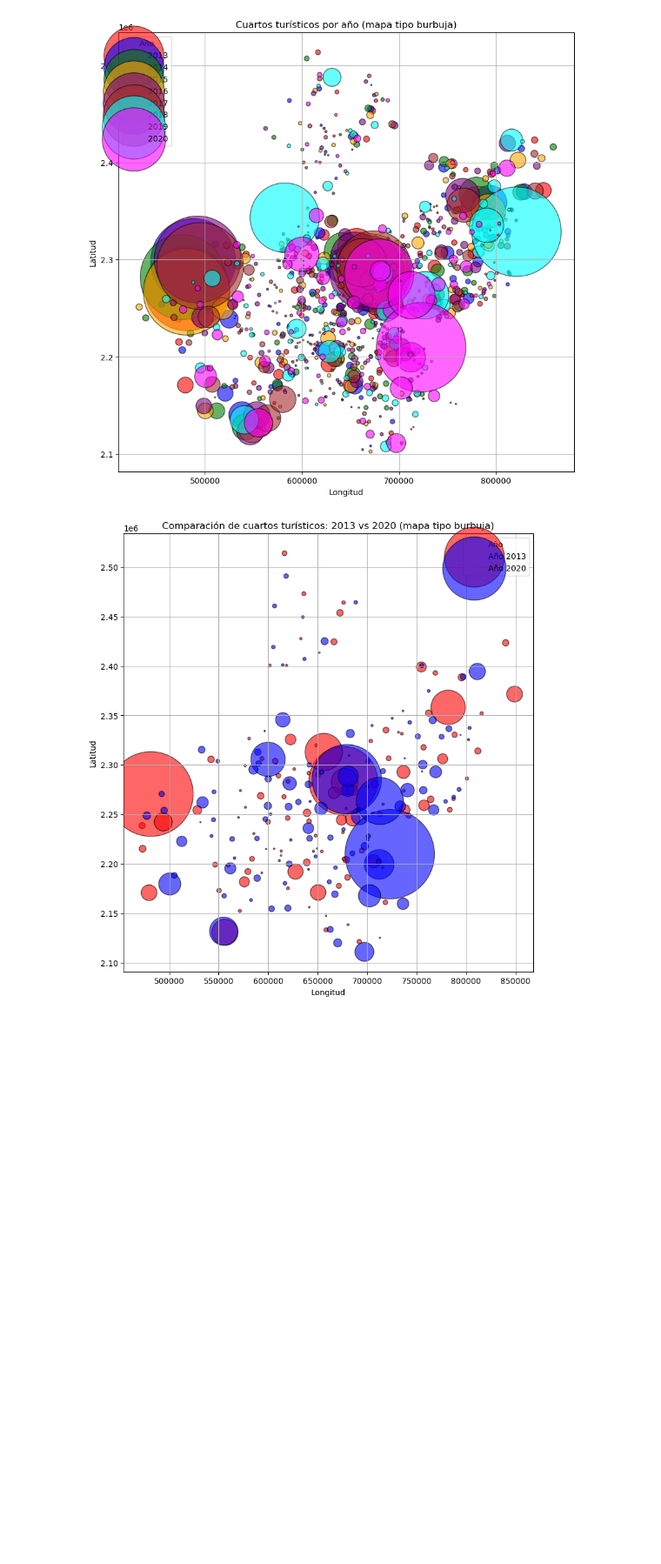
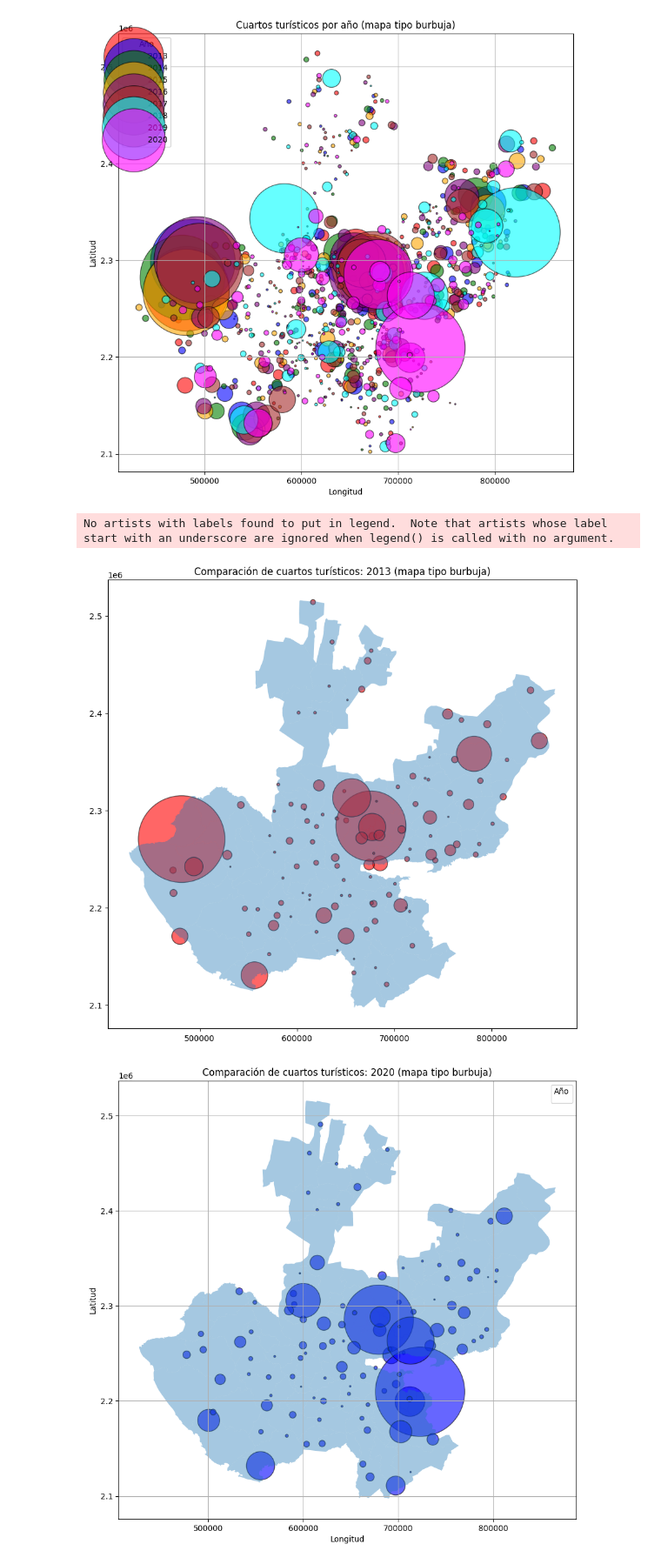
Before and after one commit to matutedevelop/Proyecto_prog_analisis, a Jupyter notebook: data/geodata_historicos/df_cuartos.ipynb, the cells around one changed output. Shown at 87% size. Cells and saved outputs as stored; diff of their text form; code cells hidden in the pictures; blank space fills up the shorter version.

Commit message:
añadido mapas en df_cuartos de owen

```diff
--- a/data/geodata_historicos/df_cuartos.ipynb
+++ b/data/geodata_historicos/df_cuartos.ipynb
@@ -4,12 +4,13 @@ import matplotlib.pyplot as plt
 
 # Carga del shapefile (asegúrate que todos los archivos están en el mismo directorio)
 gdf = gpd.read_file("df_cuartos.shp")
+jalisco_df = gpd.read_file('D:\ITESO\sem2\prog_analisis\proshecto\limites_municipales\LimiteMunicipal_MGJ2012_modificadoDecreto26837.shp')
 
 # Mostrar las primeras filas
 print(gdf.head())
 
 # Visualizar el mapa
-gdf.plot(figsize=(10, 8), edgecolor='black')
+gdf.plot(figsize=(10, 8), edgecolor='black',categorical=True,categories=gdf['municipio'])
 plt.title("Mapa de Cuartos - Jalisco (2013-2020)")
 plt.xlabel("Longitud")
 plt.ylabel("Latitud")
@@ -122,34 +123,36 @@ import matplotlib.pyplot as plt
 # Cargar shapefile
 gdf = gpd.read_file("df_cuartos.shp")
 
 # Convertir columna 'total' a tipo numérico
 gdf['total'] = pd.to_numeric(gdf['total'], errors='coerce')
 
 # Filtrar solo los años 2013 y 2020
 gdf = gdf[gdf['año'].isin([2013, 2020])]
 
 # Crear figura
-fig, ax = plt.subplots(figsize=(12, 10))
 
 # Colores para 2013 y 2020
 colores = ['red', 'blue']
 
 # Agrupar por año y graficar
 for i, (año, grupo) in enumerate(gdf.groupby('año')):
+    fig, ax = plt.subplots(figsize=(12, 10))
     grupo.plot(
         ax=ax,
         markersize=grupo['total'] * 0.5,
         color=colores[i],
         alpha=0.6,
-        label=f"Año {año}",
         edgecolor='black'
     )
+    jalisco_df.plot(alpha=.4,ax=ax)
 
-plt.title("Comparación de cuartos turísticos: 2013 vs 2020 (mapa tipo burbuja)")
+    plt.title(f"Comparación de cuartos turísticos: {año} (mapa tipo burbuja)")
 plt.xlabel("Longitud")
 plt.ylabel("Latitud")
 plt.legend(title="Año")
 plt.grid(True)
 plt.show()
 # %% [output]
+No artists with labels found to put in legend.  Note that artists whose label start with an underscore are ignored when legend() is called with no argument.
-[figure, old version]
+[figure, new version]
+[figure, added]
```
Also changed, not shown: parts of 2 cells of this notebook, 1 other file.
